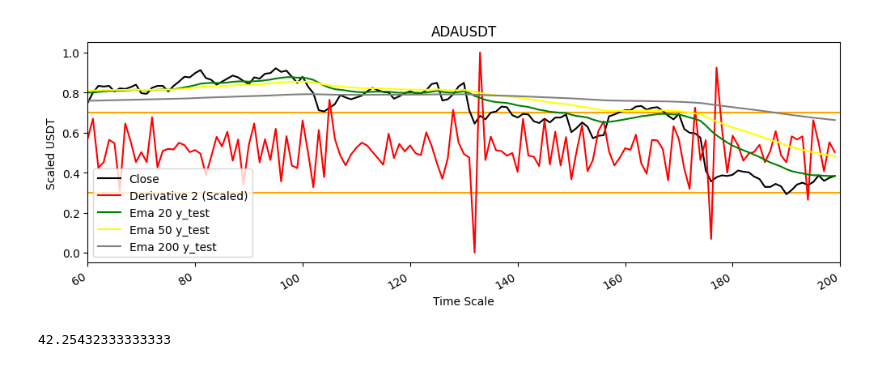
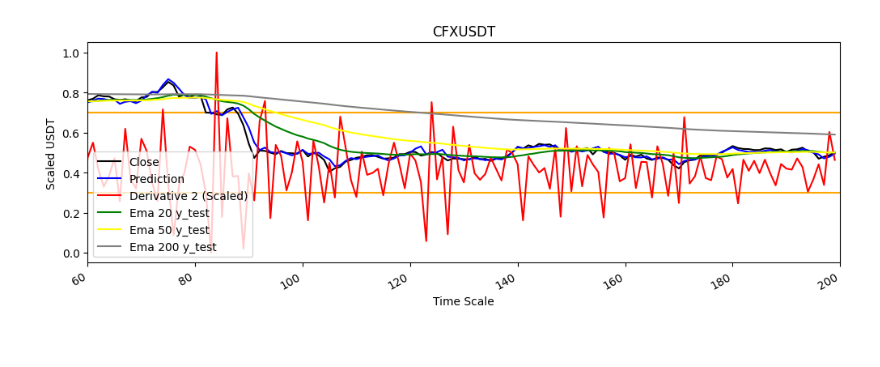
Before and after one commit to luisgomezzz/luchocrypto, a Jupyter notebook: predictor/NOTEBOOK.ipynb, the cells around one changed output. Saved outputs shown, nothing was run; the diff lists cells and outputs as text; code cells hidden in the pictures.

```diff
--- a/predictor/NOTEBOOK.ipynb
+++ b/predictor/NOTEBOOK.ipynb
@@ -10,7 +10,7 @@ import constantes as cons
 import keras
 import datetime as dt
 
-symbol =  str.upper('ada'+'USDT')
+symbol =  str.upper('cfx'+'USDT')
 client = cons.client
 
 umbralbajo=0.3
@@ -94,7 +94,7 @@ deriv_y_pred_scaled2 = np.insert(deriv_y_pred_scaled2, 0, deriv_y_pred_scaled2[0
 
 ema_deriv=ema(deriv_y_pred_scaled)
 ema_deriv = MinMaxScaler(feature_range=(0, 1)).fit_transform(ema_deriv)
-ema_deriv2=ema(deriv_y_pred_scaled2)
+ema_deriv2=ema(deriv_y_pred_scaled2,50)
 ema_deriv2 = MinMaxScaler(feature_range=(0, 1)).fit_transform(ema_deriv2)
 ema_y_test_20=ema(y_test,20)
 ema_y_test_50=ema(y_test,50)
@@ -109,7 +109,7 @@ plt.axhline(y = umbralalto, color = 'orange', linestyle = '-')
 plt.axhline(y = umbralbajo, color = 'orange', linestyle = '-')
 plt.plot(y_test, label='Close',color = 'black')
 time_index = range(n_steps-1, n_steps-1+len(y_pred))
-#plt.plot( y_pred[:, -1, 0], label='Prediction',color = 'blue')
+plt.plot( y_pred[:, -1, 0], label='Prediction',color = 'blue')
 #plt.plot(deriv_y_pred_scaled, label='Derivative 1 (Scaled)',color = 'blue')
 plt.plot( deriv_y_pred_scaled2, label='Derivative 2 (Scaled)', color='red')
 #plt.plot( ema_deriv, label='Ema Derivative 1 (Scaled)', color='green')
@@ -130,14 +130 @@ plt.show()
-[figure, old version]
+[figure, new version]
-# %%
-def calcular_porcentaje_tiempo(df, temporalidad):
-    # Calcula el porcentaje de tiempo transcurrido desde la última fila hasta el momento.
-    # se usa para entrar temprano en el trade.
-    tiempo_vela = pd.Timedelta(minutes=temporalidad)
-    tiempo_transcurrido = dt.datetime.today() - (df.index[-1] - dt.timedelta(hours=3))
-    porcentaje_tiempo = (tiempo_transcurrido.total_seconds() / tiempo_vela.total_seconds()) * 100
-    return porcentaje_tiempo
-
-tiempo_transcurrido = calcular_porcentaje_tiempo(data, temporalidad=30)
-tiempo_transcurrido
-# %% [output]
-42.25432333333333
```
Also changed, not shown: parts of 1 cell of this notebook.
